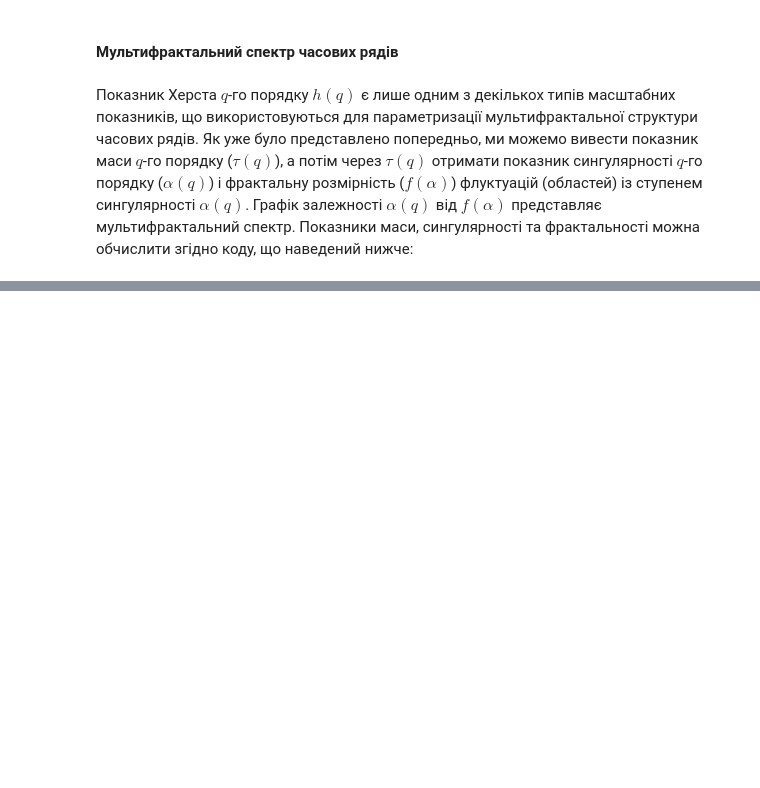
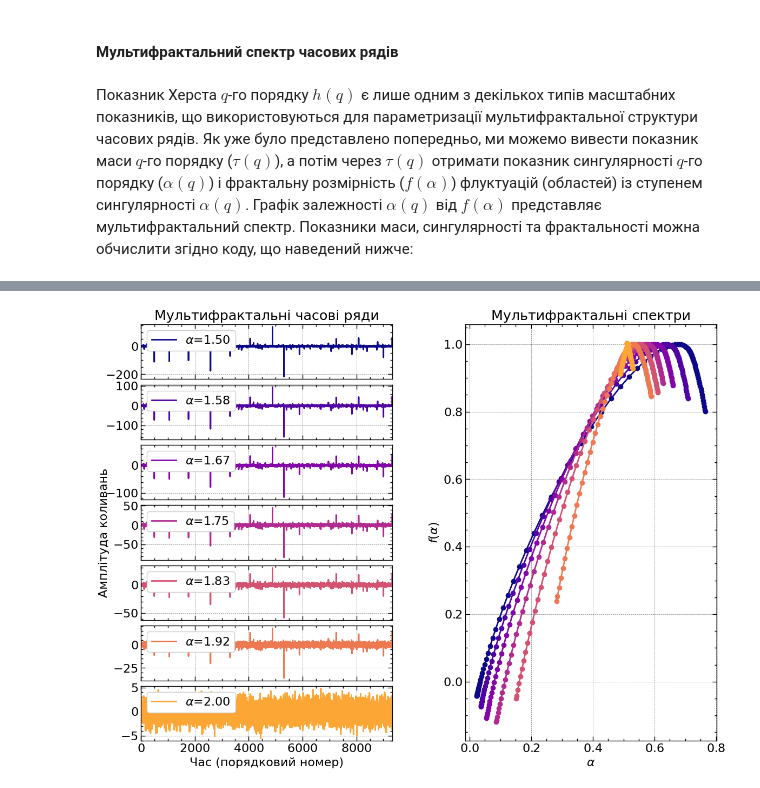
Before and after one commit to Butman2099/Complex-systems-book, a Jupyter notebook: lab_7.ipynb, the cells around one changed output, grey strips where cells are left out. Saved outputs shown, nothing was run; the diff lists cells and outputs as text; code cells hidden in the pictures; blank space fills up the shorter version.

```diff
--- a/lab_7.ipynb
+++ b/lab_7.ipynb
@@ -1243,0 +1289,55 @@ plt.show();
+# %%
+from scipy.stats import levy_stable
+
+alphas = np.linspace(1.5, 2.0, 7)
+scmin = 16
+scmax = 1024
+scres = 19
+
+nq_levy = np.arange(-5, 5, 0.1)
+
+exponents = np.linspace(np.log(scmin), np.log(scmax), scres)
+scales_exp = np.round(np.exp(1)**exponents).astype(int)
+# %%
+#| label: fig-spectrum-dependence
+#| fig-cap: "Ілюстрація множини мультифрактальних часових рядів (Леві альфа-стабільних процесів) та їх мультифрактальних спектрів,
+#| що були згенеровані з різними значеннями $\\alpha$. Зверніть увагу на зростання структурних відмінностей між періодами з малими
+#| і великими флуктуаціями зі збільшенням ширини мультифрактального спектра"
+
+color = iter(plt.cm.plasma(np.linspace(0, 0.8, len(alphas))))
+
+fig = plt.figure(figsize=(12, 10))
+subfigs = fig.subfigures(1, 2)
+ax1 = subfigs[0].subplots(len(alphas), 1, sharex=True)
+ax2 = subfigs[1].subplots(1, 1)
+
+for i in range(len(alphas)):
+
+    # генеруємо альфа-стабільний процес
+    r = levy_stable.rvs(alpha=alphas[i], beta=0, loc=0,
+                        scale=1, size=len(wti_ret), random_state=123)
+
+    Hq_levy, qRegLine_levy, Fq_levy = calc_Hq(r, scale=scales_exp, q=nq_levy, m=1)
+    tau_levy = nq_levy * Hq_levy - 1
+    alpha_levy = np.gradient(tau_levy, nq_levy)
+    f_levy = nq_levy * alpha_levy - tau_levy
+
+    c = next(color)
+    ax1[i].plot(np.arange(len(r)), r, label=fr'$\alpha$={alphas[i]:.2f}', c=c)
+    ax1[i].margins(x=0)
+    ax1[i].legend(loc="upper left")
+    ax2.plot(alpha_levy, f_levy, marker='o', c=c)
+
+ax1[0].set_title("Мультифрактальні часові ряди")
+ax1[-1].set_xlabel("Час (порядковий номер)")
+ax1[len(alphas) // 2].set_ylabel('Амплітуда коливань')
+
+ax2.set_title("Мультифрактальні спектри")
+ax2.set_xlabel(r"$\alpha$")
+ax2.set_ylabel(r"$f(\alpha)$")
+
+fig.subplots_adjust(hspace=0.1)
+
+plt.show();
+# %% [output]
+[figure, added]
```
Also changed, not shown: parts of 23 cells of this notebook, 44 other files.
